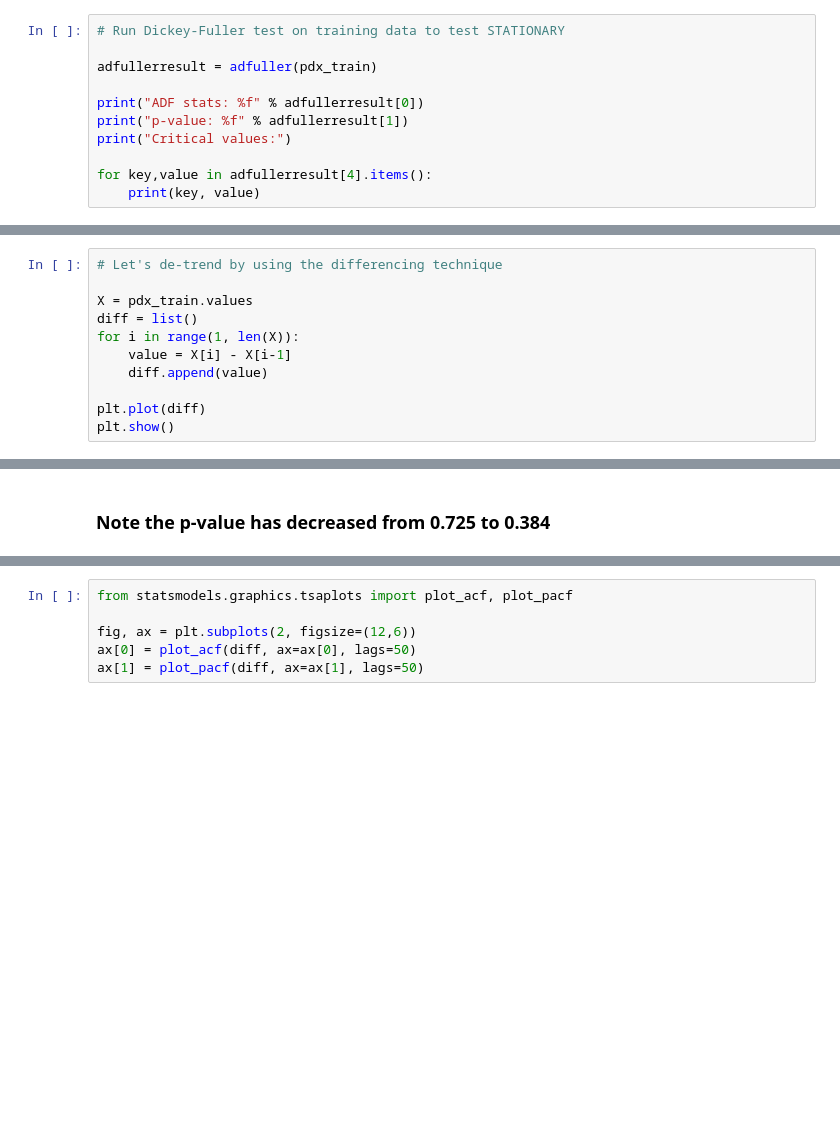
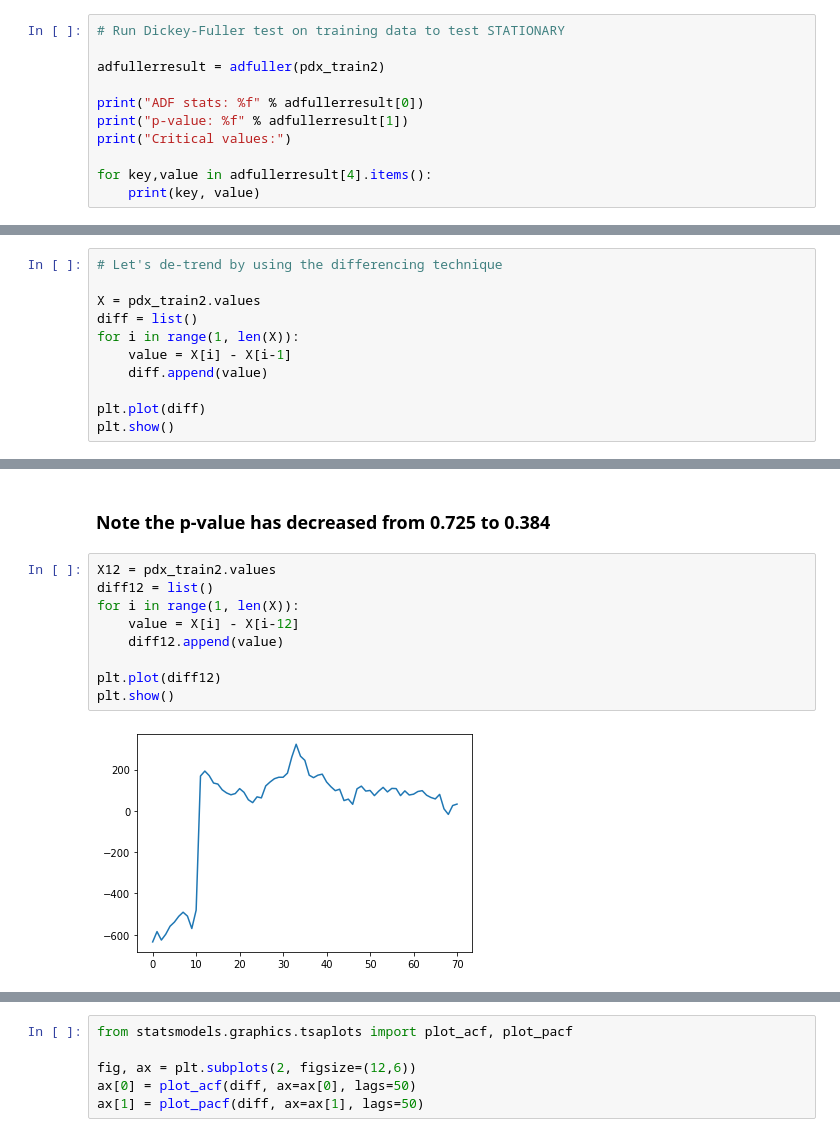
Before and after one commit to angiekl74/TimeSeriesAnalysis, a Jupyter notebook: PortlandRidership_Analysis_StatsmodelPackage_SARIMAX.ipynb, the cells around one changed output, grey strips where cells are left out. Saved outputs shown, nothing was run; the diff lists cells and outputs as text; blank space fills up the shorter version.

```diff
--- a/PortlandRidership_Analysis_StatsmodelPackage_SARIMAX.ipynb
+++ b/PortlandRidership_Analysis_StatsmodelPackage_SARIMAX.ipynb
@@ -245,7 +242,7 @@ pdx_test.plot()
 # %%
 # Run Dickey-Fuller test on training data to test STATIONARY
 
-adfullerresult = adfuller(pdx_train)
+adfullerresult = adfuller(pdx_train2)
 
 print("ADF stats: %f" % adfullerresult[0])
 print("p-value: %f" % adfullerresult[1])
@@ -265,7 +262,7 @@ Critical values:
 # %%
 # Let's de-trend by using the differencing technique
 
-X = pdx_train.values
+X = pdx_train2.values
 diff = list()
 for i in range(1, len(X)):
     value = X[i] - X[i-1]
@@ -295,3 +292,14 @@ Critical values:
 10% -2.5936515282964665
 # %% [markdown]
 ### Note the p-value has decreased from 0.725 to 0.384
+# %%
+X12 = pdx_train2.values
+diff12 = list()
+for i in range(1, len(X)):
+    value = X[i] - X[i-12]
+    diff12.append(value)
+
+plt.plot(diff12)
+plt.show()
+# %% [output]
+[figure, added]
```
Also changed, not shown: parts of 22 cells of this notebook.
